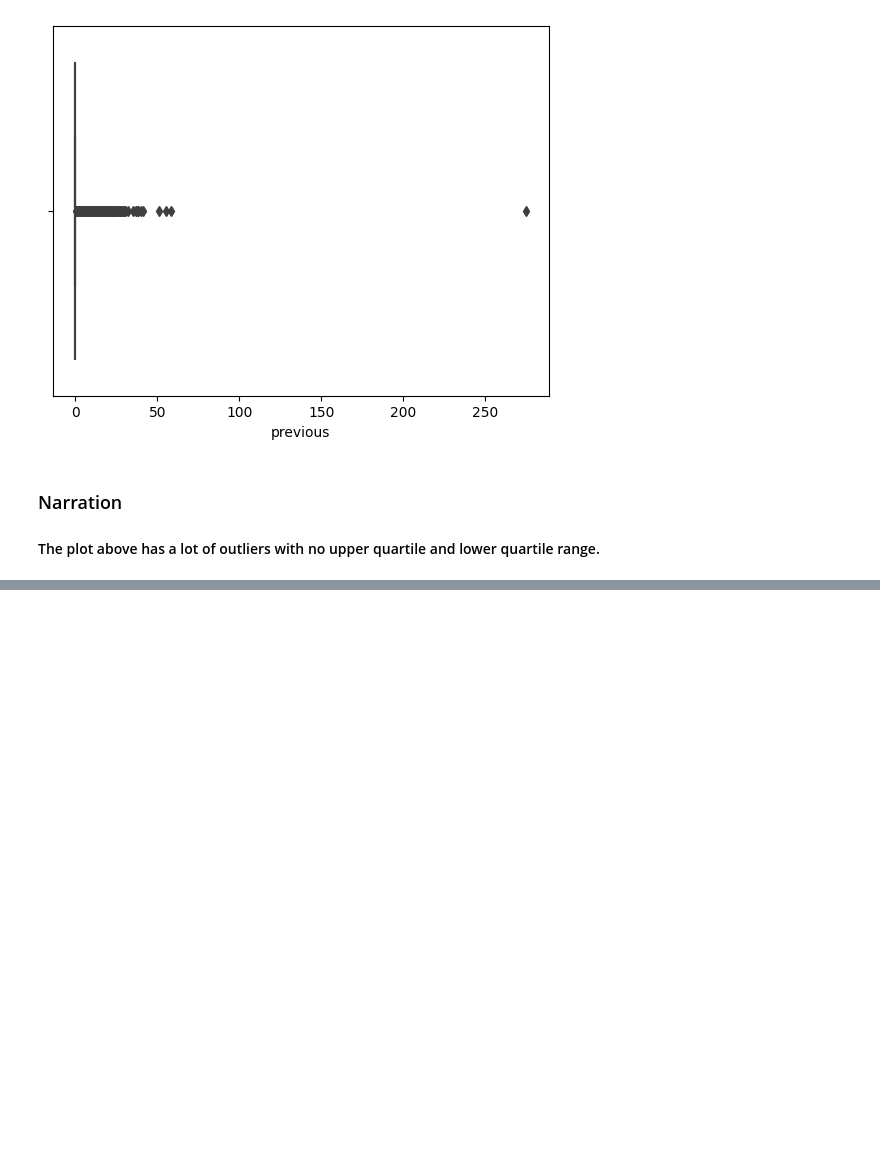
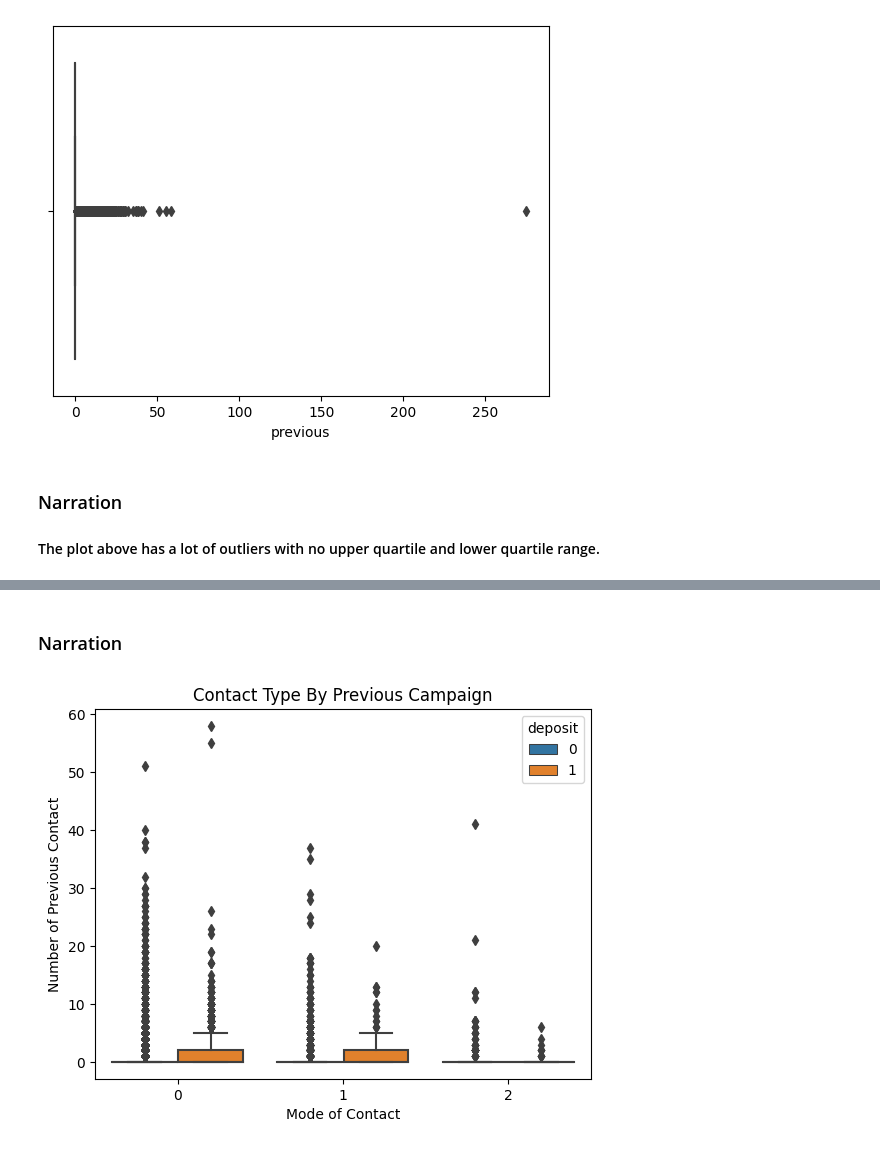
Before and after one commit to SenseiBassa/Nexux-Capstone-1, a Jupyter notebook: Capstone_Project_1.ipynb, the cells around one changed output, grey strips where cells are left out. Drawn from its saved outputs; the diff is of its cells as text; code cells hidden in the pictures; blank space fills up the shorter version.

```diff
--- a/Capstone_Project_1.ipynb
+++ b/Capstone_Project_1.ipynb
@@ -295,0 +450,9 @@ KeyError: ignored
+# %% [markdown]
+### Narration
+# %%
+sns.boxplot(x='contact', y='previous',hue='deposit', data=df_no_outlier)
+plt.xlabel('Mode of Contact')
+plt.ylabel('Number of Previous Contact')
+plt.title('Contact Type By Previous Campaign');
+# %% [output]
+[figure, added]
```
Also changed, not shown: parts of 161 cells of this notebook.
